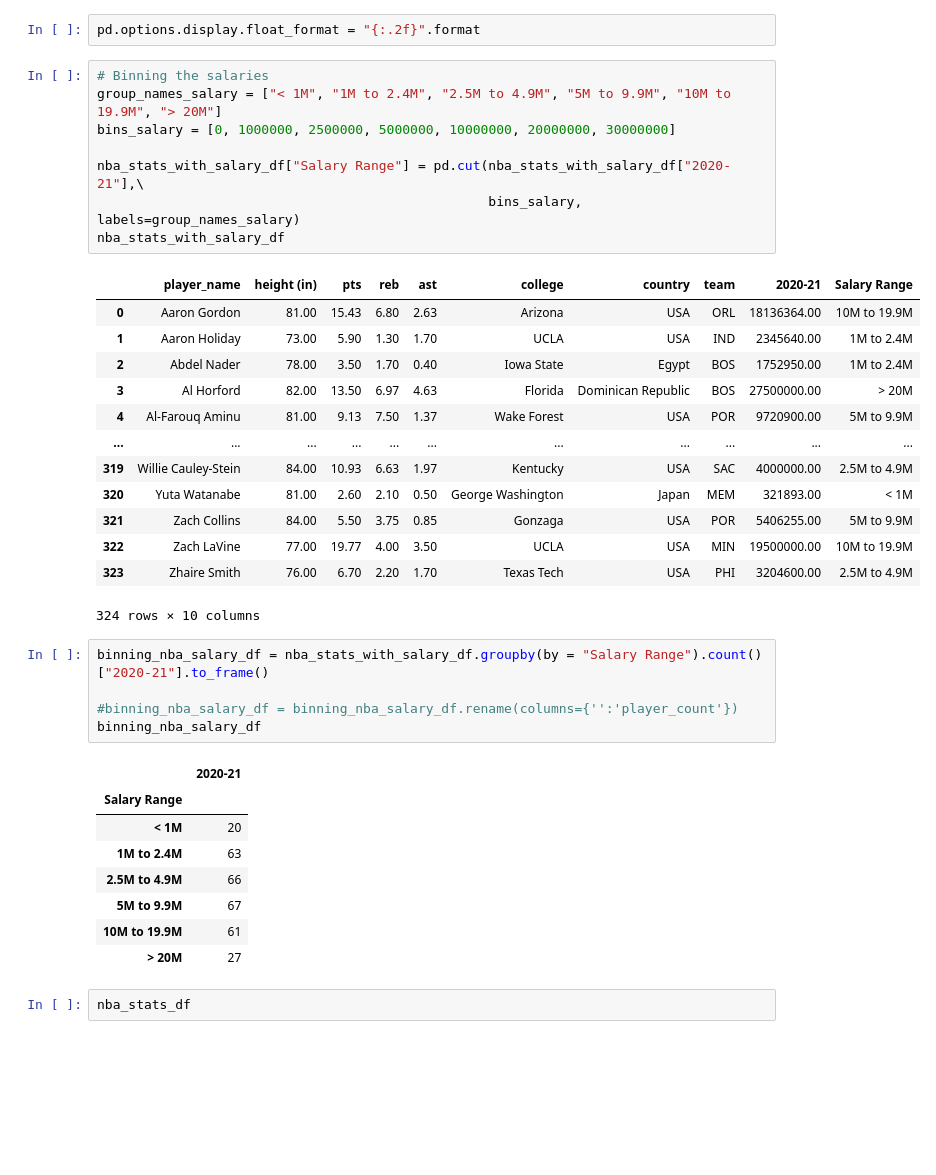
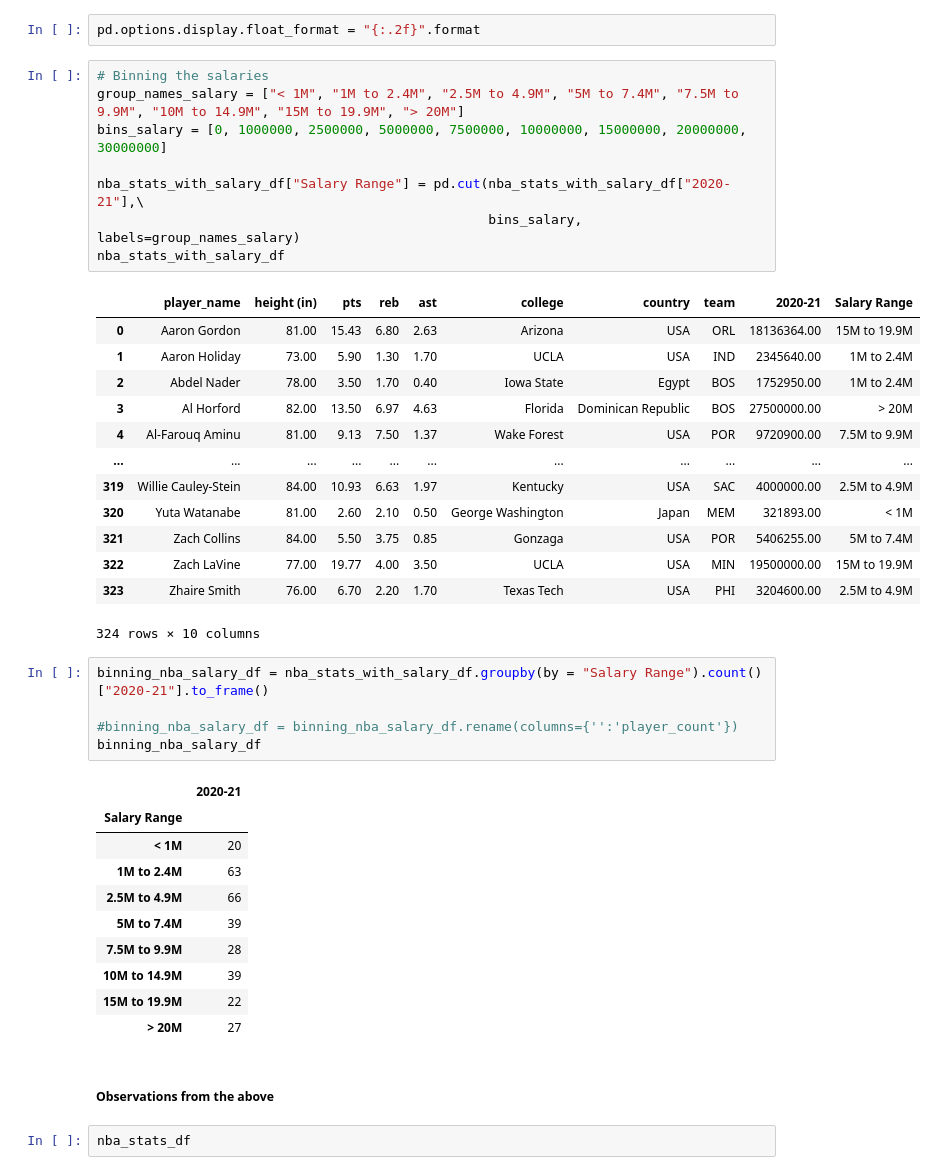
Before and after one commit to ic17rey/butler-groupA-project1, a Jupyter notebook: nba_height_project_analysis.ipynb, the cells around one changed output. Drawn from its saved outputs; the diff is of its cells as text; blank space fills up the shorter version.

```diff
--- a/nba_height_project_analysis.ipynb
+++ b/nba_height_project_analysis.ipynb
@@ -181,24 +186,24 @@ binning_nba_heights_df
 pd.options.display.float_format = "{:.2f}".format
 # %%
 # Binning the salaries
-group_names_salary = ["< 1M", "1M to 2.4M", "2.5M to 4.9M", "5M to 9.9M", "10M to 19.9M", "> 20M"]
-bins_salary = [0, 1000000, 2500000, 5000000, 10000000, 20000000, 30000000]
+group_names_salary = ["< 1M", "1M to 2.4M", "2.5M to 4.9M", "5M to 7.4M", "7.5M to 9.9M", "10M to 14.9M", "15M to 19.9M", "> 20M"]
+bins_salary = [0, 1000000, 2500000, 5000000, 7500000, 10000000, 15000000, 20000000, 30000000]
 
 nba_stats_with_salary_df["Salary Range"] = pd.cut(nba_stats_with_salary_df["2020-21"],\
                                                   bins_salary, labels=group_names_salary)
 nba_stats_with_salary_df
 # %% [output]
 |  | player_name | height (in) | pts | reb | ast | college | country | team | 2020-21 | Salary Range |
-| 0 | Aaron Gordon | 81.00 | 15.43 | 6.80 | 2.63 | Arizona | USA | ORL | 18136364.00 | 10M to 19.9M |
+| 0 | Aaron Gordon | 81.00 | 15.43 | 6.80 | 2.63 | Arizona | USA | ORL | 18136364.00 | 15M to 19.9M |
 | 1 | Aaron Holiday | 73.00 | 5.90 | 1.30 | 1.70 | UCLA | USA | IND | 2345640.00 | 1M to 2.4M |
 | 2 | Abdel Nader | 78.00 | 3.50 | 1.70 | 0.40 | Iowa State | Egypt | BOS | 1752950.00 | 1M to 2.4M |
 | 3 | Al Horford | 82.00 | 13.50 | 6.97 | 4.63 | Florida | Dominican Republic | BOS | 27500000.00 | > 20M |
-| 4 | Al-Farouq Aminu | 81.00 | 9.13 | 7.50 | 1.37 | Wake Forest | USA | POR | 9720900.00 | 5M to 9.9M |
+| 4 | Al-Farouq Aminu | 81.00 | 9.13 | 7.50 | 1.37 | Wake Forest | USA | POR | 9720900.00 | 7.5M to 9.9M |
 | ... | ... | ... | ... | ... | ... | ... | ... | ... | ... | ... |
 | 319 | Willie Cauley-Stein | 84.00 | 10.93 | 6.63 | 1.97 | Kentucky | USA | SAC | 4000000.00 | 2.5M to 4.9M |
 | 320 | Yuta Watanabe | 81.00 | 2.60 | 2.10 | 0.50 | George Washington | Japan | MEM | 321893.00 | < 1M |
-| 321 | Zach Collins | 84.00 | 5.50 | 3.75 | 0.85 | Gonzaga | USA | POR | 5406255.00 | 5M to 9.9M |
-| 322 | Zach LaVine | 77.00 | 19.77 | 4.00 | 3.50 | UCLA | USA | MIN | 19500000.00 | 10M to 19.9M |
+| 321 | Zach Collins | 84.00 | 5.50 | 3.75 | 0.85 | Gonzaga | USA | POR | 5406255.00 | 5M to 7.4M |
+| 322 | Zach LaVine | 77.00 | 19.77 | 4.00 | 3.50 | UCLA | USA | MIN | 19500000.00 | 15M to 19.9M |
 | 323 | Zhaire Smith | 76.00 | 6.70 | 2.20 | 1.70 | Texas Tech | USA | PHI | 3204600.00 | 2.5M to 4.9M |
 324 rows × 10 columns
 # %%
@@ -212,9 +217,13 @@ binning_nba_salary_df
 | < 1M | 20 |
 | 1M to 2.4M | 63 |
 | 2.5M to 4.9M | 66 |
-| 5M to 9.9M | 67 |
-| 10M to 19.9M | 61 |
+| 5M to 7.4M | 39 |
+| 7.5M to 9.9M | 28 |
+| 10M to 14.9M | 39 |
+| 15M to 19.9M | 22 |
 | > 20M | 27 |
+# %% [markdown]
+##### Observations from the above
 # %%
 nba_stats_df
 # %% [output]
```
Also changed, not shown: parts of 1 cell of this notebook, 5 other files.
